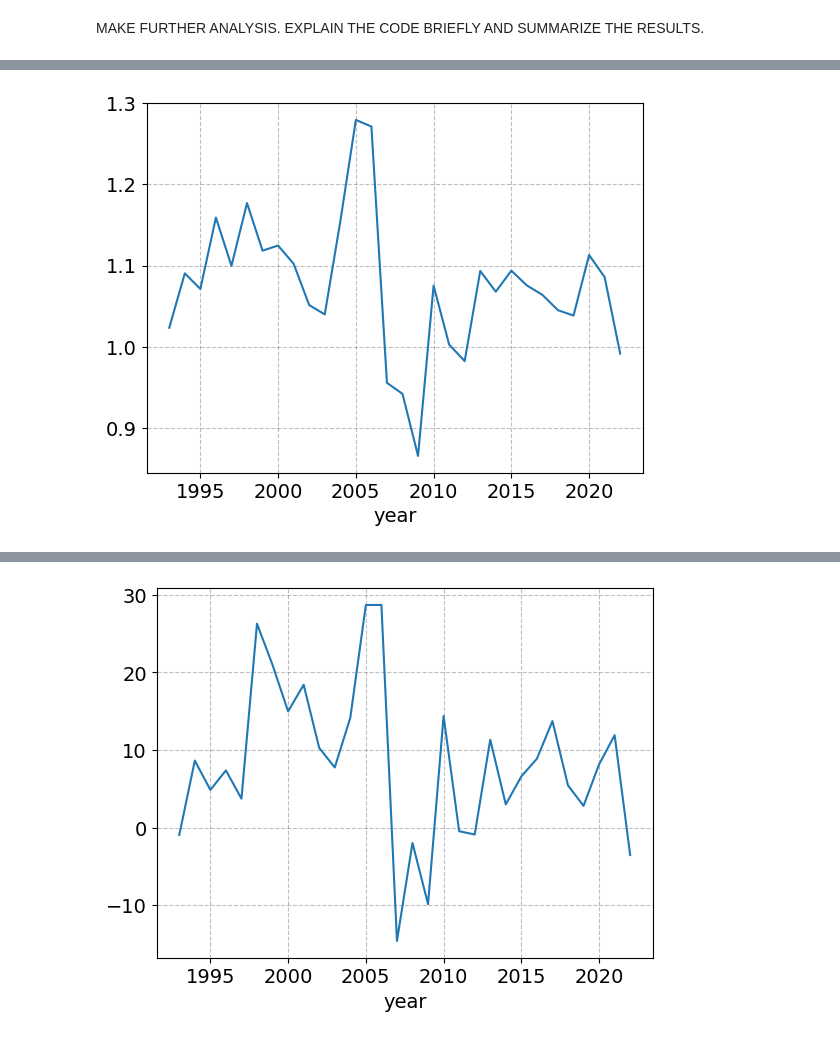
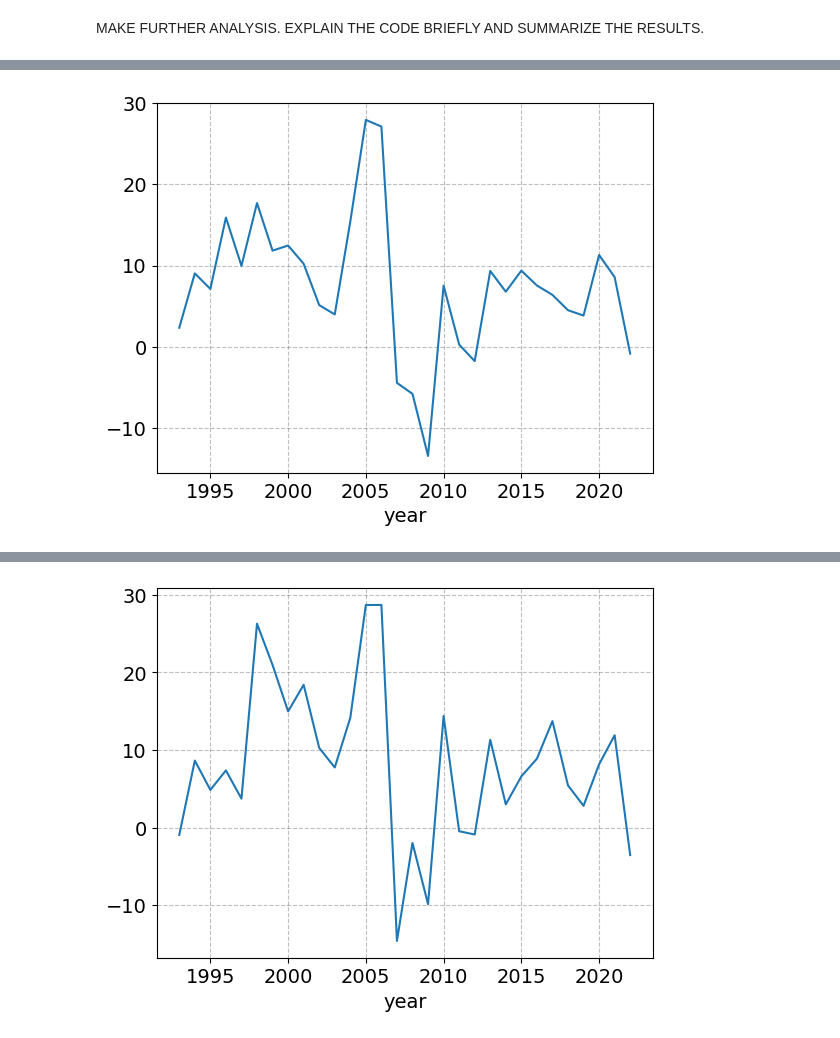
Before and after one commit to NumEconCopenhagen/projects-2023-jps, a Jupyter notebook: dataproject/dataproject.ipynb, the cells around one changed output, grey strips where cells are left out. Drawn from its saved outputs; the diff is of its cells as text; code cells hidden in the pictures.

Commit message:
Geometric mean

```diff
--- a/dataproject/dataproject.ipynb
+++ b/dataproject/dataproject.ipynb
@@ -276,5 +269,11 @@ house_københavn.plot(x='year', y='house', ax=ax)
 # %%
-# We calculate the growthrate in houseprices in copenhagen
-house_københavn['Growth_Rate'] = ((house_københavn['house'].pct_change(periods=1) * 100)/100)+1
+# We calculate the growthrate and the geometric mean in houseprices in copenhagen
+house_københavn['Growth_Rate'] = (house_københavn['house'].pct_change(periods=1) * 100)
+def g_mean(x):
+    a = np.log(x)
+    return np.exp(a.mean())
+gm1 = g_mean(house_københavn2['house'])
+print ("%.2f" % gm1)
+house_københavn['Gmean'] = gm1
 house_københavn.head(10)
 # %% [output]
@@ -296,0 +302,4 @@ See the caveats in the documentation: https://pandas.pydata.org/pandas-docs/stab
+# %%
+# We drop the NaN value from the dataset
+house_københavn2 = house_københavn.dropna()
+house_københavn2.head(10)
@@ -297,6 +318,6 @@ See the caveats in the documentation: https://pandas.pydata.org/pandas-docs/stab
 # %%
-#
-house_københavn.plot(x='year', y='Growth_Rate', legend=False );
+# We plot the Growth rate in house prices in copenhagen
+house_københavn2.plot(x='year', y='Growth_Rate', legend=False );
 # %% [output]
-[figure, old version]
+[figure, new version]
 # %%
```
Also changed, not shown: parts of 8 cells of this notebook.
